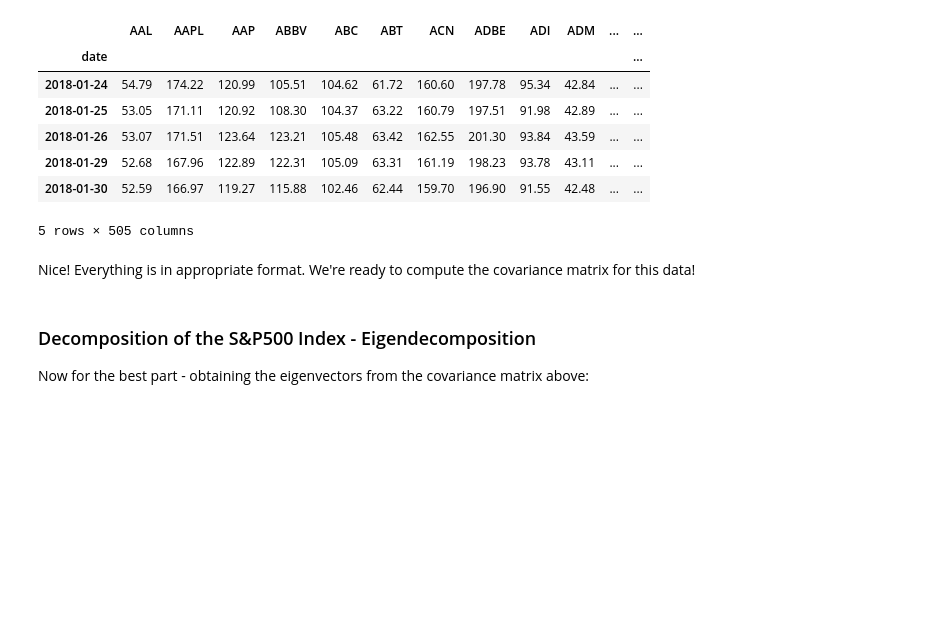
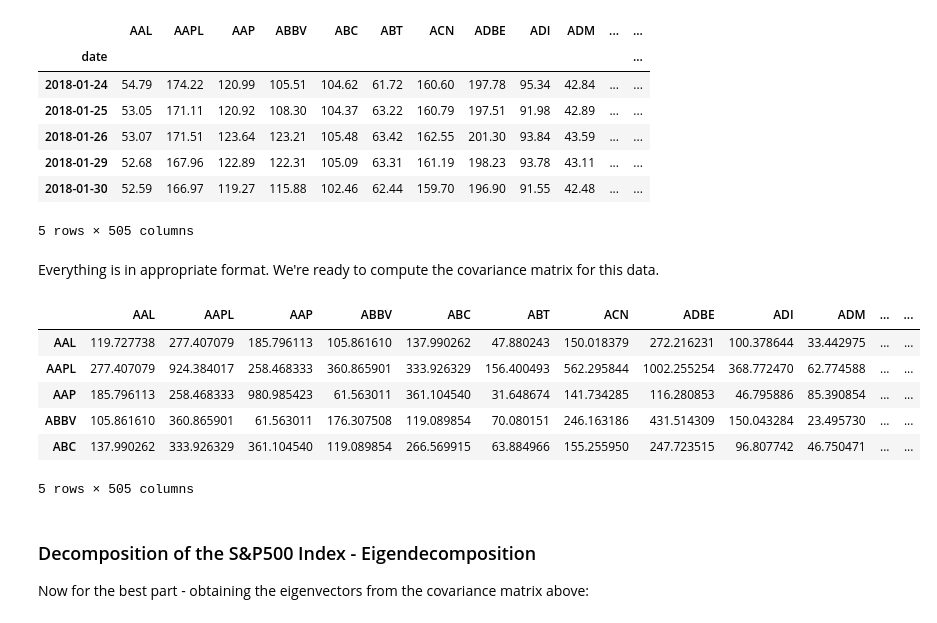
Before and after one commit to Staneesh/efi-pca, a Jupyter notebook: pca.ipynb, the cells around one changed output. Drawn from its saved outputs; the diff is of its cells as text; code cells hidden in the pictures; blank space fills up the shorter version.

```diff
--- a/pca.ipynb
+++ b/pca.ipynb
@@ -242,9 +242,18 @@ pivoted_stocks.tail()
 | 2018-01-30 | 52.59 | 166.97 | 119.27 | 115.88 | 102.46 | 62.44 | 159.70 | 196.90 | 91.55 | 42.48 | ... | ... |
 5 rows × 505 columns
 # %% [markdown]
-Nice! Everything is in appropriate format. We're ready to compute the covariance matrix for this data!
+Everything is in appropriate format. We're ready to compute the covariance matrix for this data.
 # %%
 stocks_cov = pivoted_stocks.cov()
+stocks_cov.head()
+# %% [output]
+|  | AAL | AAPL | AAP | ABBV | ABC | ABT | ACN | ADBE | ADI | ADM | ... | ... |
+| AAL | 119.727738 | 277.407079 | 185.796113 | 105.861610 | 137.990262 | 47.880243 | 150.018379 | 272.216231 | 100.378644 | 33.442975 | ... | ... |
+| AAPL | 277.407079 | 924.384017 | 258.468333 | 360.865901 | 333.926329 | 156.400493 | 562.295844 | 1002.255254 | 368.772470 | 62.774588 | ... | ... |
+| AAP | 185.796113 | 258.468333 | 980.985423 | 61.563011 | 361.104540 | 31.648674 | 141.734285 | 116.280853 | 46.795886 | 85.390854 | ... | ... |
+| ABBV | 105.861610 | 360.865901 | 61.563011 | 176.307508 | 119.089854 | 70.080151 | 246.163186 | 431.514309 | 150.043284 | 23.495730 | ... | ... |
+| ABC | 137.990262 | 333.926329 | 361.104540 | 119.089854 | 266.569915 | 63.884966 | 155.255950 | 247.723515 | 96.807742 | 46.750471 | ... | ... |
+5 rows × 505 columns
 # %% [markdown]
 ### Decomposition of the S&P500 Index - Eigendecomposition
 
```
Also changed, not shown: parts of 9 cells of this notebook.
